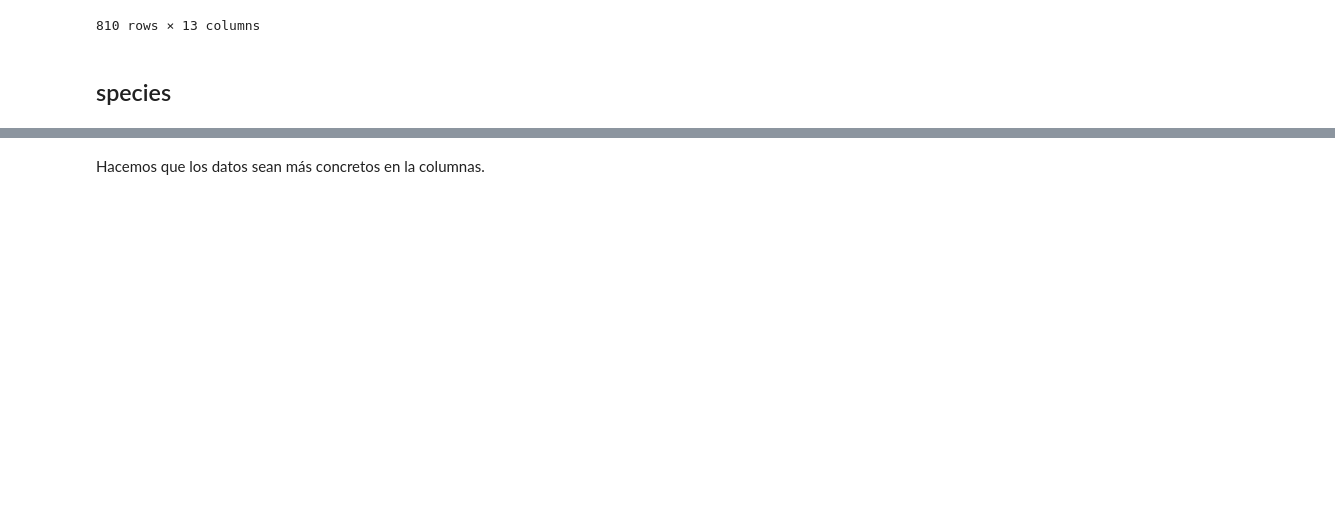
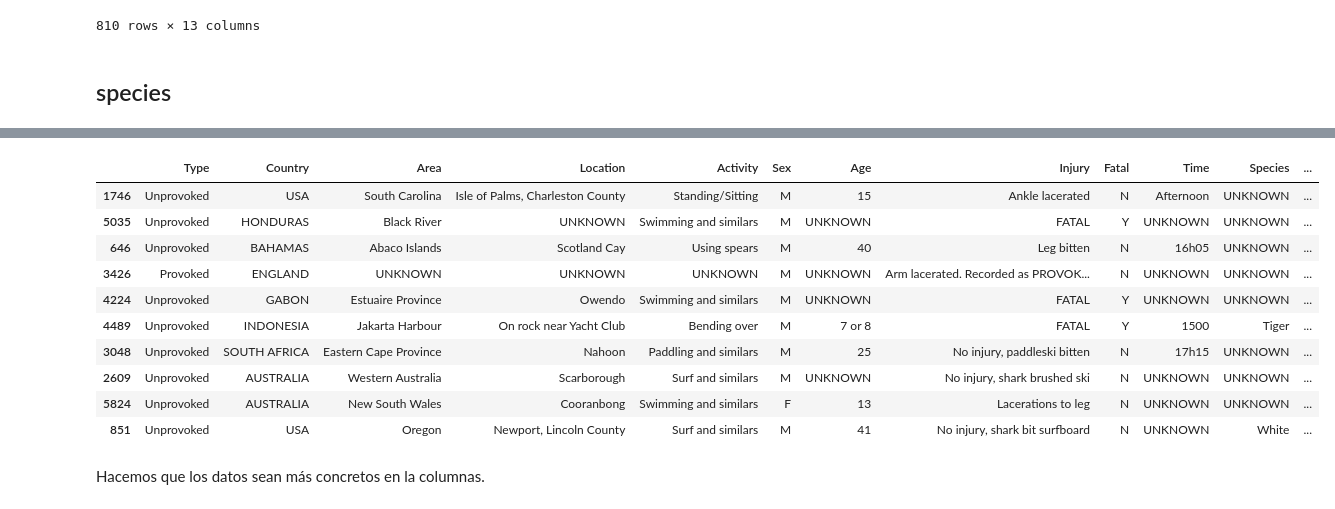
Before and after one commit to data2021oct/sharks, a Jupyter notebook: limpieza.ipynb, the cells around one changed output, grey strips where cells are left out. Saved outputs shown, nothing was run; the diff lists cells and outputs as text; code cells hidden in the pictures; blank space fills up the shorter version.

```diff
--- a/limpieza.ipynb
+++ b/limpieza.ipynb
@@ -471,3 +475,17 @@ len(list(sharks.Species.unique()))
+# %%
+sharks.sample(10)
+# %% [output]
+|  | Type | Country | Area | Location | Activity | Sex | Age | Injury | Fatal | Time | Species | ... |
+| 1746 | Unprovoked | USA | South Carolina | Isle of Palms, Charleston County | Standing/Sitting | M | 15 | Ankle lacerated | N | Afternoon | UNKNOWN | ... |
+| 5035 | Unprovoked | HONDURAS | Black River | UNKNOWN | Swimming and similars | M | UNKNOWN | FATAL | Y | UNKNOWN | UNKNOWN | ... |
+| 646 | Unprovoked | BAHAMAS | Abaco Islands | Scotland Cay | Using spears | M | 40 | Leg bitten | N | 16h05 | UNKNOWN | ... |
+| 3426 | Provoked | ENGLAND | UNKNOWN | UNKNOWN | UNKNOWN | M | UNKNOWN | Arm lacerated. Recorded as PROVOK... | N | UNKNOWN | UNKNOWN | ... |
+| 4224 | Unprovoked | GABON | Estuaire Province | Owendo | Swimming and similars | M | UNKNOWN | FATAL | Y | UNKNOWN | UNKNOWN | ... |
+| 4489 | Unprovoked | INDONESIA | Jakarta Harbour | On rock near Yacht Club | Bending over | M | 7 or 8 | FATAL | Y | 1500 | Tiger | ... |
+| 3048 | Unprovoked | SOUTH AFRICA | Eastern Cape Province | Nahoon | Paddling and similars | M | 25 | No injury, paddleski bitten | N | 17h15 | UNKNOWN | ... |
+| 2609 | Unprovoked | AUSTRALIA | Western Australia | Scarborough | Surf and similars | M | UNKNOWN | No injury, shark brushed ski | N | UNKNOWN | UNKNOWN | ... |
+| 5824 | Unprovoked | AUSTRALIA | New South Wales | Cooranbong | Swimming and similars | F | 13 | Lacerations to leg | N | UNKNOWN | UNKNOWN | ... |
+| 851 | Unprovoked | USA | Oregon | Newport, Lincoln County | Surf and similars | M | 41 | No injury, shark bit surfboard | N | UNKNOWN | White | ... |
 # %% [markdown]
 Hacemos que los datos sean más concretos en la columnas.
 # %%
```
Also changed, not shown: parts of 8 cells of this notebook, 2 other files.
